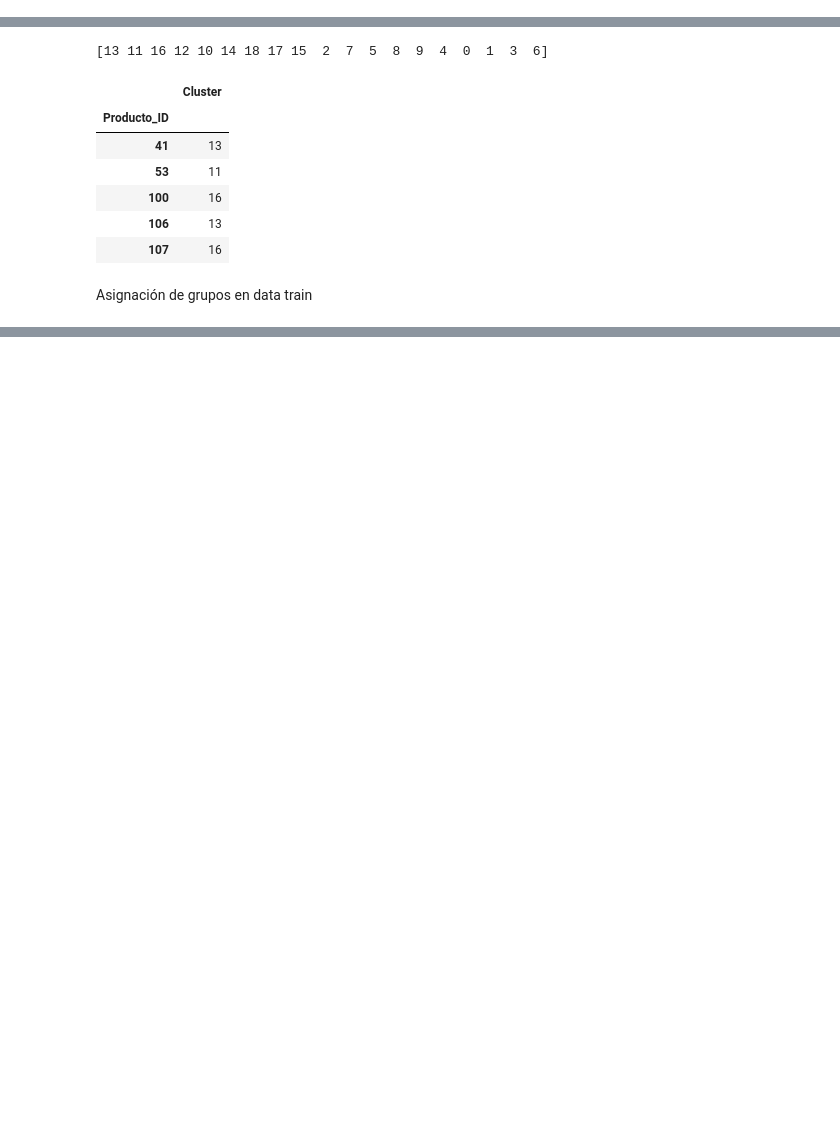
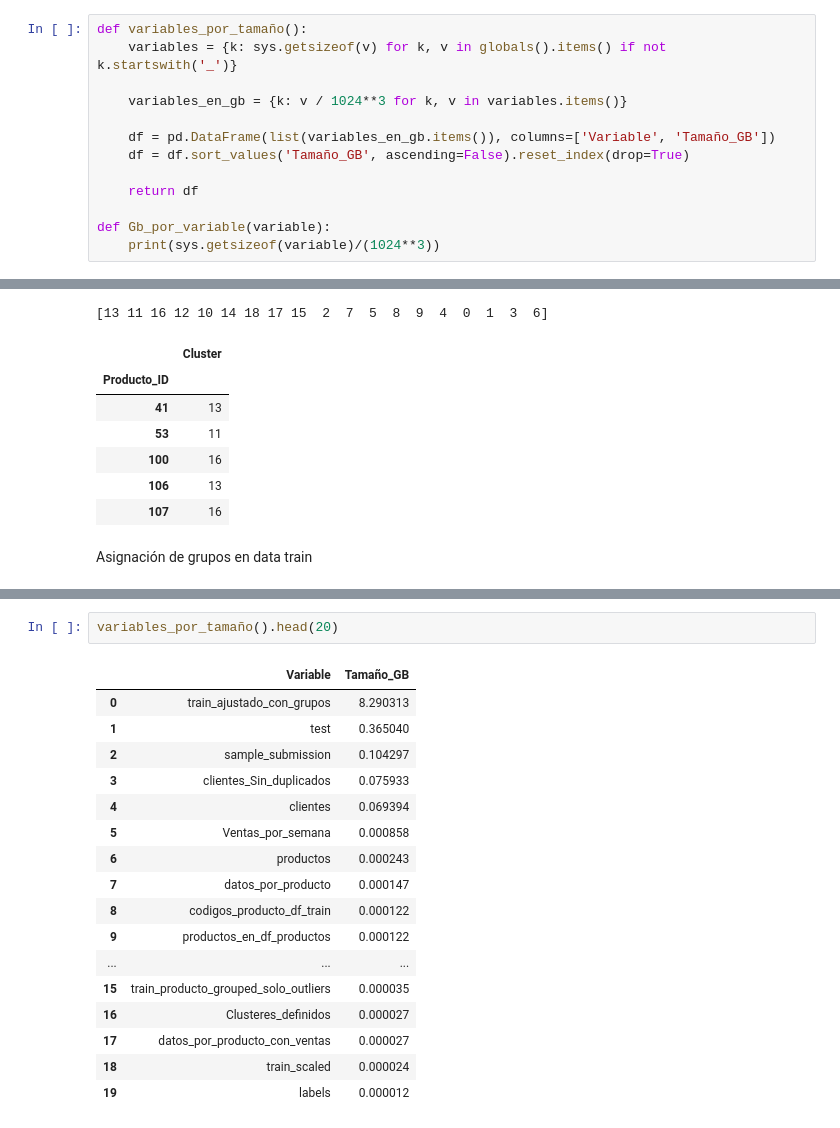
Before and after one commit to christiansakerb/Bimbo_Demanda-Inventario, a Jupyter notebook: notebook.ipynb, the cells around one changed output, grey strips where cells are left out. Drawn from its saved outputs; the diff is of its cells as text; blank space fills up the shorter version.

```diff
--- a/notebook.ipynb
+++ b/notebook.ipynb
@@ -18,3 +21,16 @@ train = pd.read_csv('train.csv')
+# %%
+def variables_por_tamaño():
+    variables = {k: sys.getsizeof(v) for k, v in globals().items() if not k.startswith('_')}
+
+    variables_en_gb = {k: v / 1024**3 for k, v in variables.items()}
+
+    df = pd.DataFrame(list(variables_en_gb.items()), columns=['Variable', 'Tamaño_GB'])
+    df = df.sort_values('Tamaño_GB', ascending=False).reset_index(drop=True)
+
+    return df
+
+def Gb_por_variable(variable):
+    print(sys.getsizeof(variable)/(1024**3))
 # %% [markdown]
 ##### Explorando la data
 # %%
@@ -336,0 +389,20 @@ train_ajustado = calcular_variables(train)
+# %%
+variables_por_tamaño().head(20)
+# %% [output]
+|  | Variable | Tamaño_GB |
+| 0 | train_ajustado_con_grupos | 8.290313 |
+| 1 | test | 0.365040 |
+| 2 | sample_submission | 0.104297 |
+| 3 | clientes_Sin_duplicados | 0.075933 |
+| 4 | clientes | 0.069394 |
+| 5 | Ventas_por_semana | 0.000858 |
+| 6 | productos | 0.000243 |
+| 7 | datos_por_producto | 0.000147 |
+| 8 | codigos_producto_df_train | 0.000122 |
+| 9 | productos_en_df_productos | 0.000122 |
+| ... | ... | ... |
+| 15 | train_producto_grouped_solo_outliers | 0.000035 |
+| 16 | Clusteres_definidos | 0.000027 |
+| 17 | datos_por_producto_con_ventas | 0.000027 |
+| 18 | train_scaled | 0.000024 |
+| 19 | labels | 0.000012 |
```
Also changed, not shown: parts of 8 cells of this notebook.
